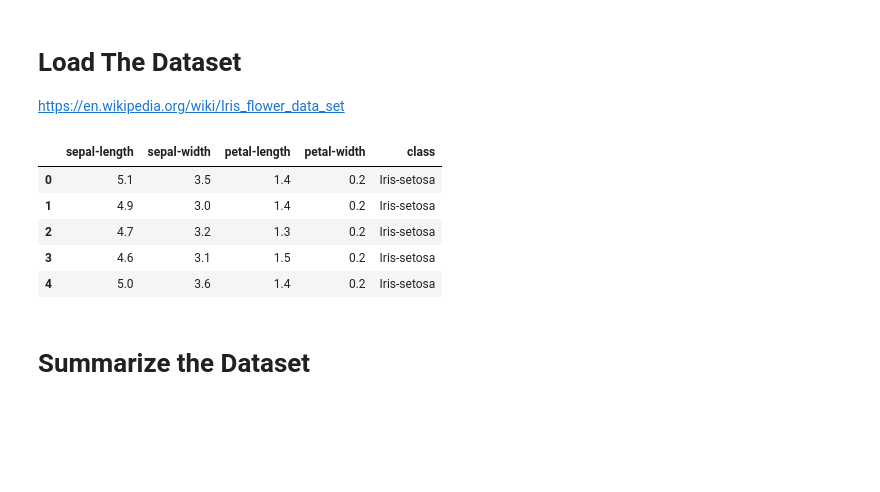
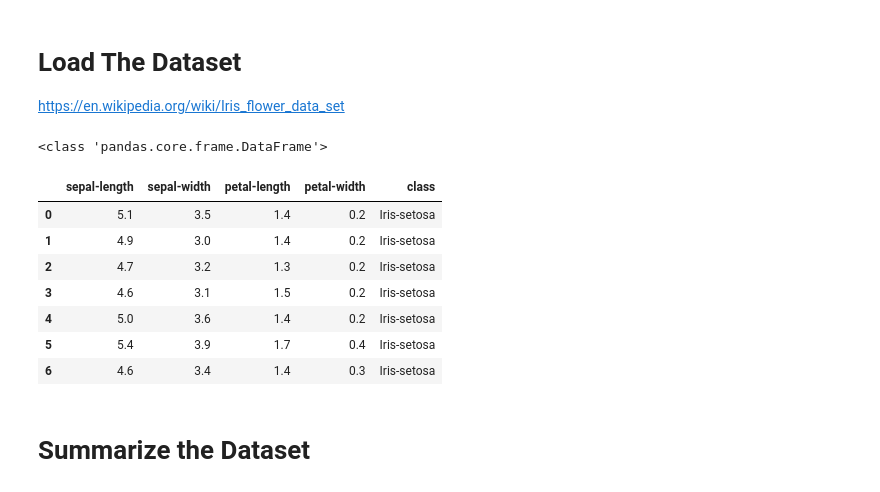
Before and after one commit to nimamahmoudi/python-ml-workshop-2019, a Jupyter notebook: introduction_to_ml.ipynb, the cells around one changed output. Cells and saved outputs as stored; diff of their text form; code cells hidden in the pictures; blank space fills up the shorter version.

```diff
--- a/introduction_to_ml.ipynb
+++ b/introduction_to_ml.ipynb
@@ -54,15 +54,21 @@ from sklearn.svm import SVC
 url = "https://raw.githubusercontent.com/jbrownlee/Datasets/master/iris.csv"
 names = ['sepal-length', 'sepal-width', 'petal-length', 'petal-width', 'class']
 dataset = pandas.read_csv(url, names=names)
+# %%
+print(type(dataset))
+# %% [output]
+<class 'pandas.core.frame.DataFrame'>
 # %%
-dataset.head()
+dataset.head(7)
 # %% [output]
 |  | sepal-length | sepal-width | petal-length | petal-width | class |
 | 0 | 5.1 | 3.5 | 1.4 | 0.2 | Iris-setosa |
 | 1 | 4.9 | 3.0 | 1.4 | 0.2 | Iris-setosa |
 | 2 | 4.7 | 3.2 | 1.3 | 0.2 | Iris-setosa |
 | 3 | 4.6 | 3.1 | 1.5 | 0.2 | Iris-setosa |
 | 4 | 5.0 | 3.6 | 1.4 | 0.2 | Iris-setosa |
+| 5 | 5.4 | 3.9 | 1.7 | 0.4 | Iris-setosa |
+| 6 | 4.6 | 3.4 | 1.4 | 0.3 | Iris-setosa |
 # %% [markdown]
 # Summarize the Dataset
 # %% [markdown]
```
Also changed, not shown: parts of 1 cell of this notebook, 2 other files.
